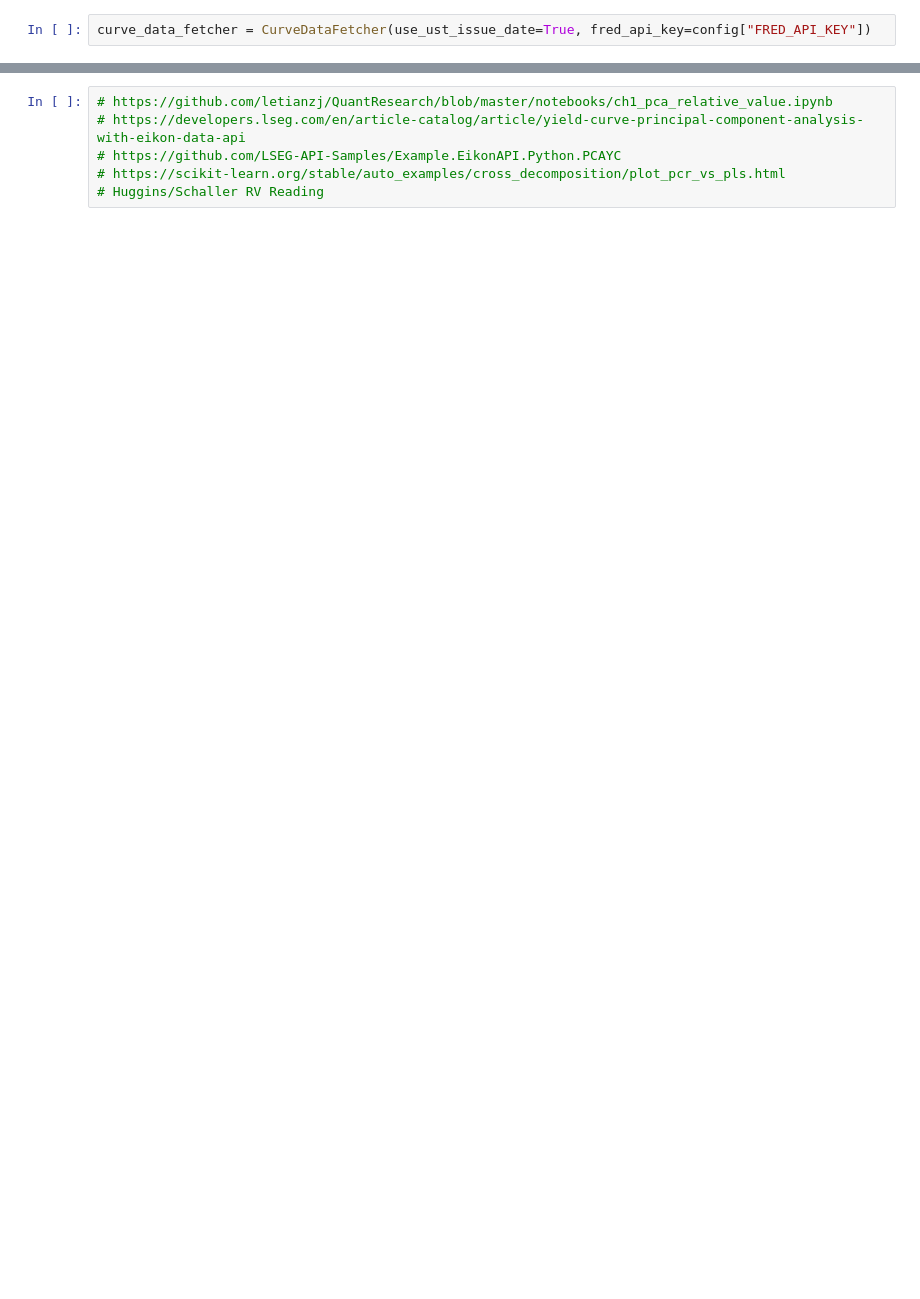
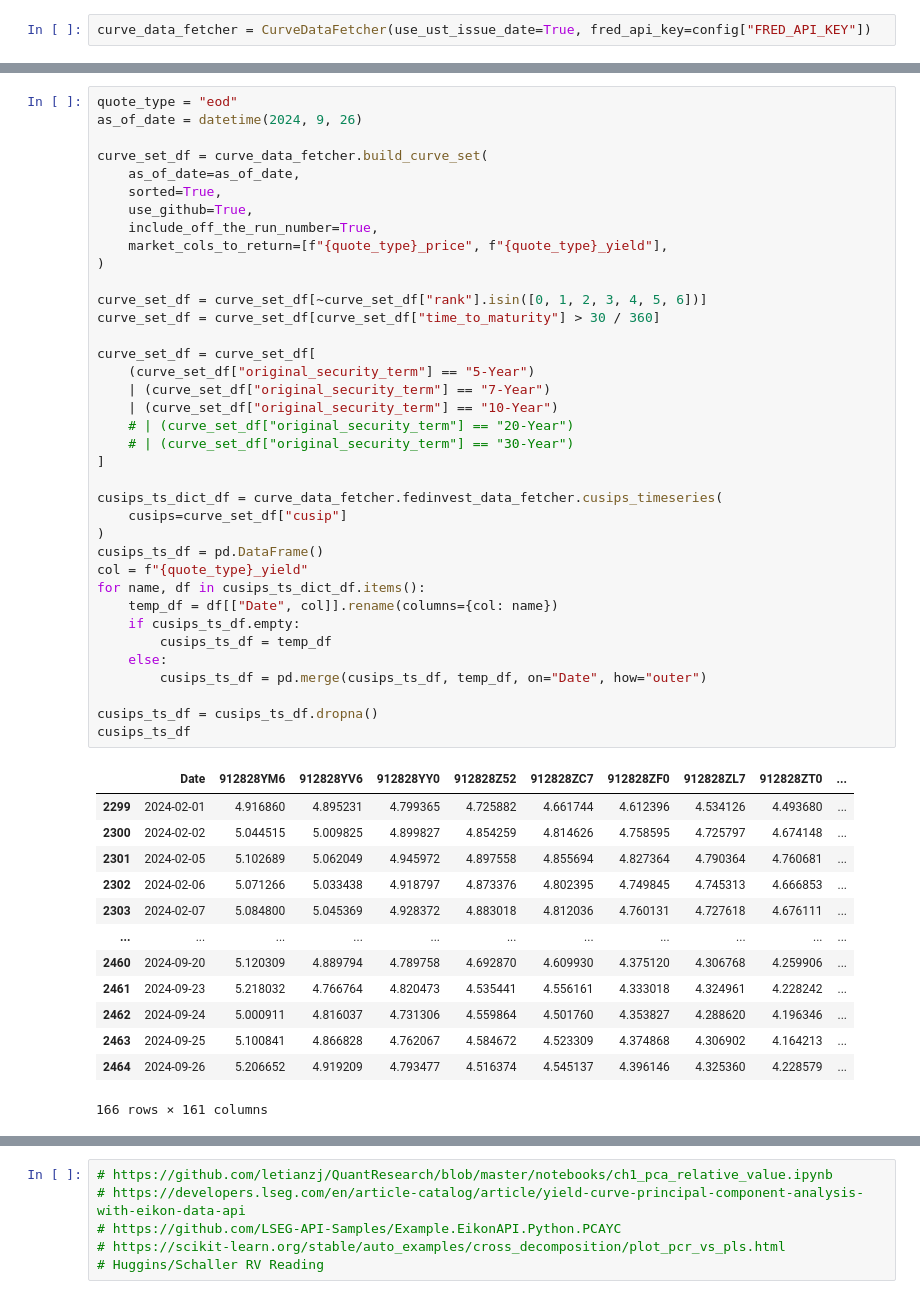
Before and after one commit to cleeclee123/Curvy-CUSIPs, a Jupyter notebook: pca.ipynb, the cells around one changed output, grey strips where cells are left out. Cells and saved outputs as stored; diff of their text form; blank space fills up the shorter version.

```diff
--- a/pca.ipynb
+++ b/pca.ipynb
@@ -121,2 +77,53 @@ plt.show()
+# %%
+quote_type = "eod"
+as_of_date = datetime(2024, 9, 26)
+
+curve_set_df = curve_data_fetcher.build_curve_set(
+    as_of_date=as_of_date,
+    sorted=True,
+    use_github=True,
+    include_off_the_run_number=True,
+    market_cols_to_return=[f"{quote_type}_price", f"{quote_type}_yield"],
+)
+
+curve_set_df = curve_set_df[~curve_set_df["rank"].isin([0, 1, 2, 3, 4, 5, 6])]
+curve_set_df = curve_set_df[curve_set_df["time_to_maturity"] > 30 / 360]
+
+curve_set_df = curve_set_df[
+    (curve_set_df["original_security_term"] == "5-Year")
+    | (curve_set_df["original_security_term"] == "7-Year")
+    | (curve_set_df["original_security_term"] == "10-Year")
+    # | (curve_set_df["original_security_term"] == "20-Year")
+    # | (curve_set_df["original_security_term"] == "30-Year")
+]
+
+cusips_ts_dict_df = curve_data_fetcher.fedinvest_data_fetcher.cusips_timeseries(
+    cusips=curve_set_df["cusip"]
+)
+cusips_ts_df = pd.DataFrame()
+col = f"{quote_type}_yield"
+for name, df in cusips_ts_dict_df.items():
+    temp_df = df[["Date", col]].rename(columns={col: name})
+    if cusips_ts_df.empty:
+        cusips_ts_df = temp_df
+    else:
+        cusips_ts_df = pd.merge(cusips_ts_df, temp_df, on="Date", how="outer")
+
+cusips_ts_df = cusips_ts_df.dropna()
+cusips_ts_df
+# %% [output]
+|  | Date | 912828YM6 | 912828YV6 | 912828YY0 | 912828Z52 | 912828ZC7 | 912828ZF0 | 912828ZL7 | 912828ZT0 | ... |
+| 2299 | 2024-02-01 | 4.916860 | 4.895231 | 4.799365 | 4.725882 | 4.661744 | 4.612396 | 4.534126 | 4.493680 | ... |
+| 2300 | 2024-02-02 | 5.044515 | 5.009825 | 4.899827 | 4.854259 | 4.814626 | 4.758595 | 4.725797 | 4.674148 | ... |
+| 2301 | 2024-02-05 | 5.102689 | 5.062049 | 4.945972 | 4.897558 | 4.855694 | 4.827364 | 4.790364 | 4.760681 | ... |
+| 2302 | 2024-02-06 | 5.071266 | 5.033438 | 4.918797 | 4.873376 | 4.802395 | 4.749845 | 4.745313 | 4.666853 | ... |
+| 2303 | 2024-02-07 | 5.084800 | 5.045369 | 4.928372 | 4.883018 | 4.812036 | 4.760131 | 4.727618 | 4.676111 | ... |
+| ... | ... | ... | ... | ... | ... | ... | ... | ... | ... | ... |
+| 2460 | 2024-09-20 | 5.120309 | 4.889794 | 4.789758 | 4.692870 | 4.609930 | 4.375120 | 4.306768 | 4.259906 | ... |
+| 2461 | 2024-09-23 | 5.218032 | 4.766764 | 4.820473 | 4.535441 | 4.556161 | 4.333018 | 4.324961 | 4.228242 | ... |
+| 2462 | 2024-09-24 | 5.000911 | 4.816037 | 4.731306 | 4.559864 | 4.501760 | 4.353827 | 4.288620 | 4.196346 | ... |
+| 2463 | 2024-09-25 | 5.100841 | 4.866828 | 4.762067 | 4.584672 | 4.523309 | 4.374868 | 4.306902 | 4.164213 | ... |
+| 2464 | 2024-09-26 | 5.206652 | 4.919209 | 4.793477 | 4.516374 | 4.545137 | 4.396146 | 4.325360 | 4.228579 | ... |
+166 rows × 161 columns
 # %%
 pc3_ct_df = run_pca_yield_curve(
```
Also changed, not shown: parts of 14 cells of this notebook, 16 other files.
